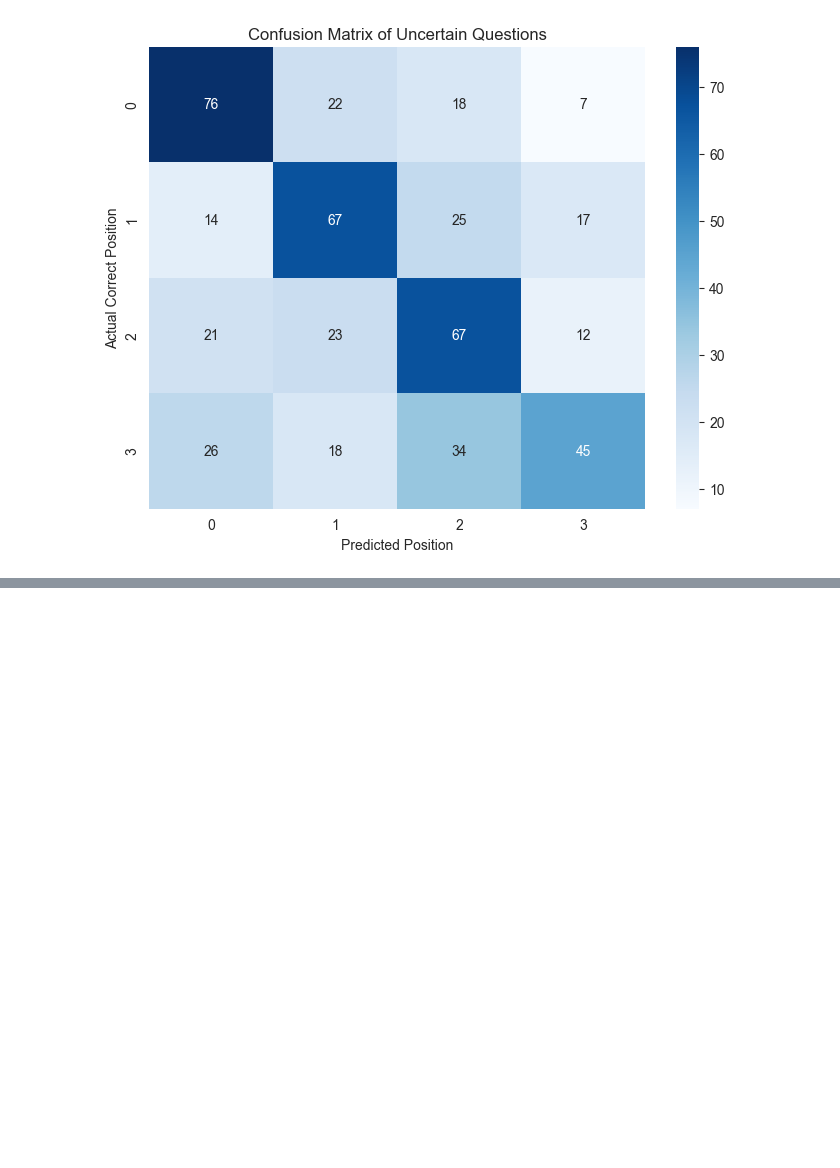
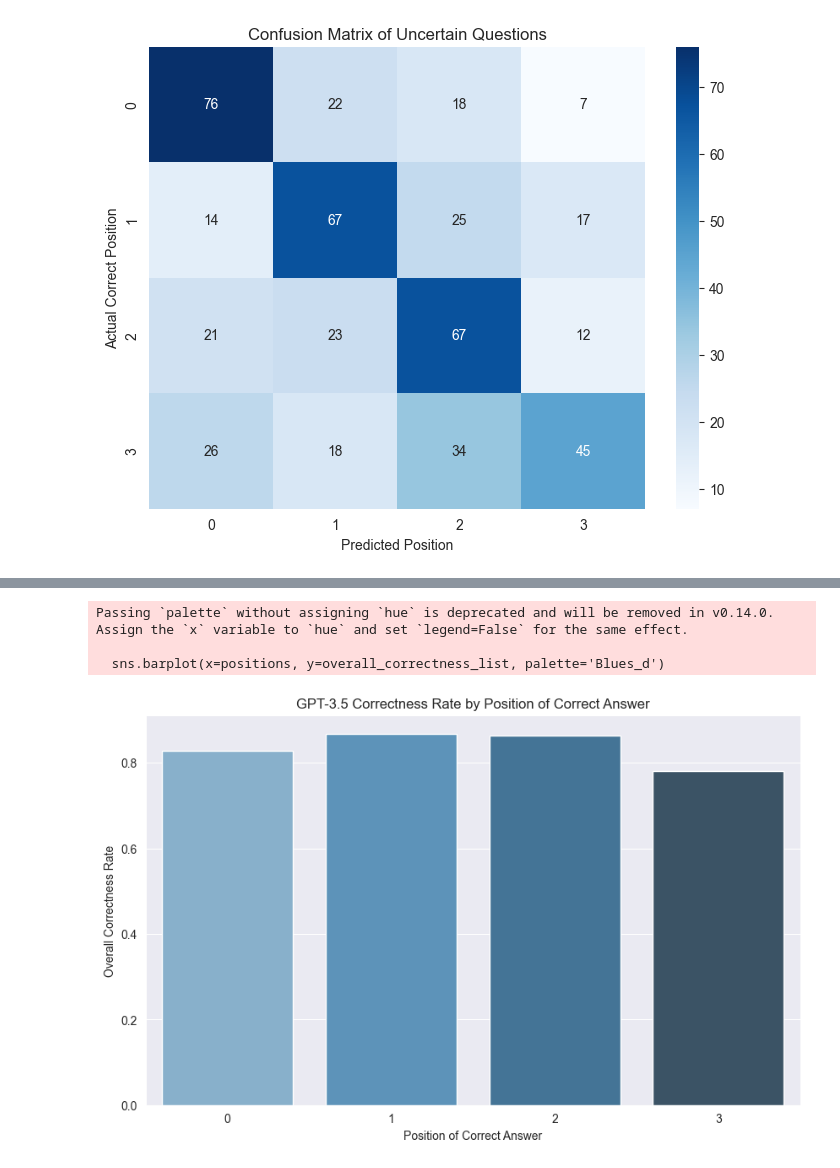
Before and after one commit to amoldavsky/llm-order-dependency, a Jupyter notebook: src/test_analyze.ipynb, the cells around one changed output, grey strips where cells are left out. Drawn from its saved outputs; the diff is of its cells as text; code cells hidden in the pictures; blank space fills up the shorter version.

```diff
--- a/src/test_analyze.ipynb
+++ b/src/test_analyze.ipynb
@@ -135,3 +135,30 @@ Actual 2         0.17         0.19         0.54         0.10
 Actual 3         0.21         0.15         0.28         0.37
 [figure]
 [figure]
+# %%
+# GPT 4o mini
+print("Loading GPT-4o-mini results...")
+df_gpt4om = pd.read_csv(DIST_DIR + '/mcq-gpt-4o-mini_test.csv')
+
+# Update per position correctness
+for pos in range(4):
+    df_gpt4om[f'pos_{pos}_correctness'] = (df_gpt4om[f'pos_{pos}_response_idx'] == pos).astype(int)
+
+print(f"Total number of questions: {len(df_gpt4om)}")
+
+# Analyze correctness by position
+positions = [0, 1, 2, 3]
+overall_correctness_list = []
+certain_correctness_list = []
+uncertain_correctness_list = []
+
+for pos in positions:
+    print("  results position ", pos)
+    print("    correctness:")
+    overall_corr, certain_corr, uncertain_corr = calculate_correctness(df_gpt4om, pos)
+    print(f"      overall: {overall_corr:.4f}")
+    print(f"      across certain questions: {certain_corr:.4f}")
+    print(f"      across uncertain questions: {uncertain_corr:.4f}")
+    overall_correctness_list.append(overall_corr)
+    certain_correctness_list.append(certain_corr)
+    uncertain_correctness_list.append(uncertain_corr)
@@ -137,0 +183,14 @@ Actual 3         0.21         0.15         0.28         0.37
+# %%
+# Visualization: Correctness by Position
+plt.figure(figsize=(10, 6))
+sns.barplot(x=positions, y=overall_correctness_list, palette='Blues_d')
+plt.xlabel('Position of Correct Answer')
+plt.ylabel('Overall Correctness Rate')
+plt.title('GPT-3.5 Correctness Rate by Position of Correct Answer')
+plt.xticks(positions)
+plt.show()
+# %% [output]
+Passing `palette` without assigning `hue` is deprecated and will be removed in v0.14.0. Assign the `x` variable to `hue` and set `legend=False` for the same effect.
+
+  sns.barplot(x=positions, y=overall_correctness_list, palette='Blues_d')
+[figure, added]
```
Also changed, not shown: parts of 3 cells of this notebook, 1 other file.
